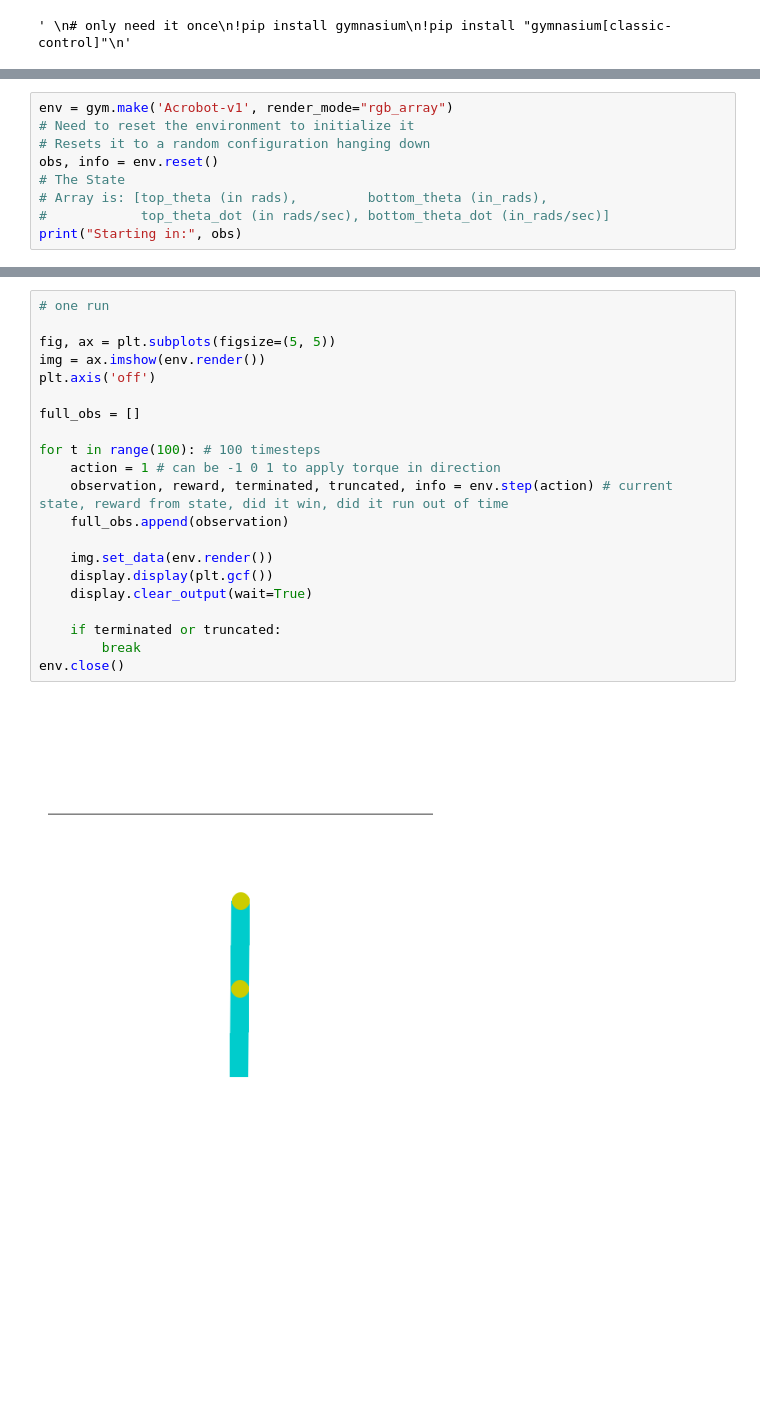
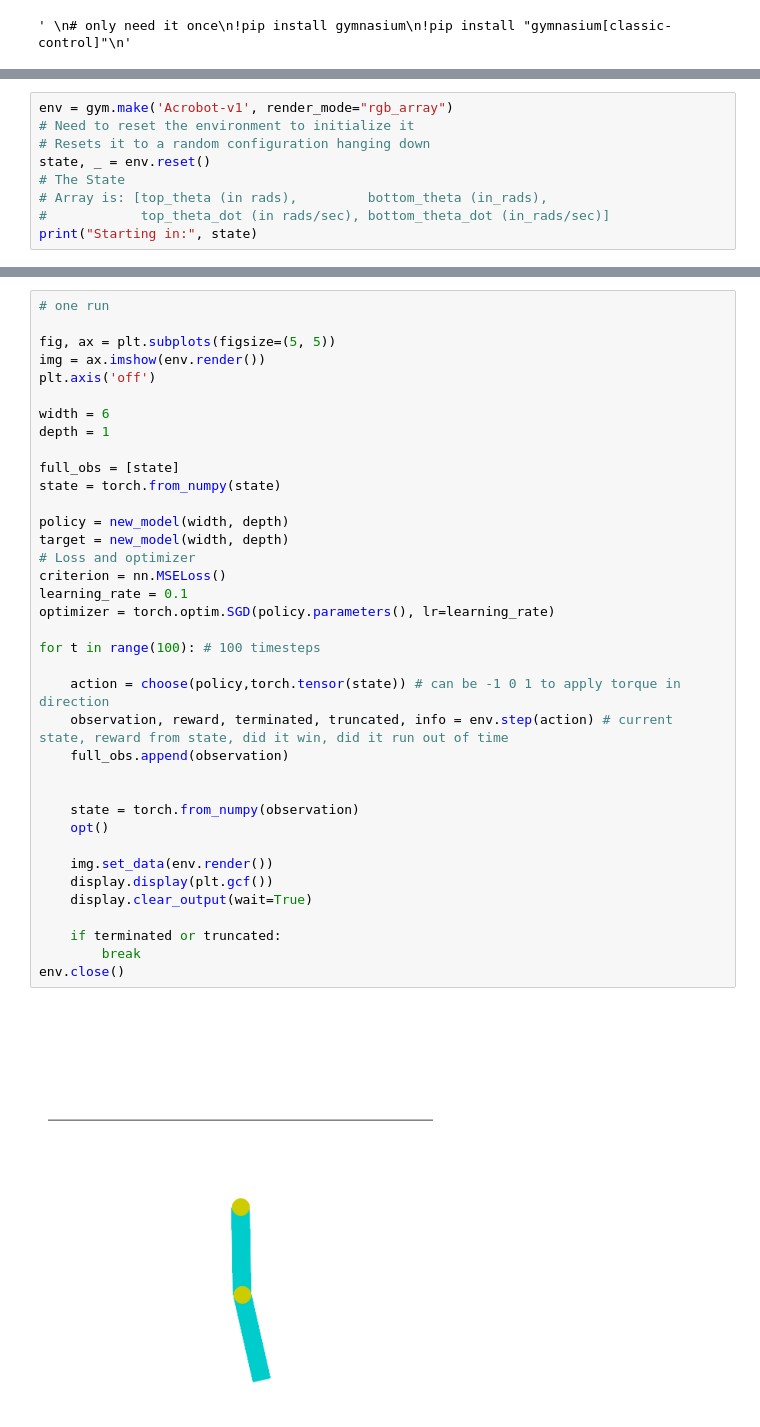
Before and after one commit to Stephen225/ML_class, a Jupyter notebook: project.ipynb, the cells around one changed output, grey strips where cells are left out. Cells and saved outputs as stored; diff of their text form; blank space fills up the shorter version.

```diff
--- a/project.ipynb
+++ b/project.ipynb
@@ -23,9 +25,9 @@ import random
 env = gym.make('Acrobot-v1', render_mode="rgb_array")
 # Need to reset the environment to initialize it
 # Resets it to a random configuration hanging down
-obs, info = env.reset()
+state, _ = env.reset()
 # The State
 # Array is: [top_theta (in rads),         bottom_theta (in_rads),
 #            top_theta_dot (in rads/sec), bottom_theta_dot (in_rads/sec)]
-print("Starting in:", obs)
+print("Starting in:", state)
 # %% [output]
@@ -33,25 +66,41 @@ Starting in: [ 0.99998915  0.00465627  0.9998734  -0.01591131  0.07431196 -0.013
 # %%
 # one run
 
 fig, ax = plt.subplots(figsize=(5, 5))
 img = ax.imshow(env.render())
 plt.axis('off')
 
-full_obs = []
+width = 6
+depth = 1
+
+full_obs = [state]
+state = torch.from_numpy(state)
+
+policy = new_model(width, depth)
+target = new_model(width, depth)
+# Loss and optimizer
+criterion = nn.MSELoss()
+learning_rate = 0.1
+optimizer = torch.optim.SGD(policy.parameters(), lr=learning_rate)
 
 for t in range(100): # 100 timesteps
-    action = 1 # can be -1 0 1 to apply torque in direction
+
+    action = choose(policy,torch.tensor(state)) # can be -1 0 1 to apply torque in direction
     observation, reward, terminated, truncated, info = env.step(action) # current state, reward from state, did it win, did it run out of time
     full_obs.append(observation)
+
+
+    state = torch.from_numpy(observation)
+    opt()
 
     img.set_data(env.render())
     display.display(plt.gcf())
     display.clear_output(wait=True)
 
     if terminated or truncated:
         break
 env.close()
 # %% [output]
-[figure, old version]
+[figure, new version]
 # %%
 full_obs_np = np.array(full_obs)
```
Also changed, not shown: parts of 4 cells of this notebook.
